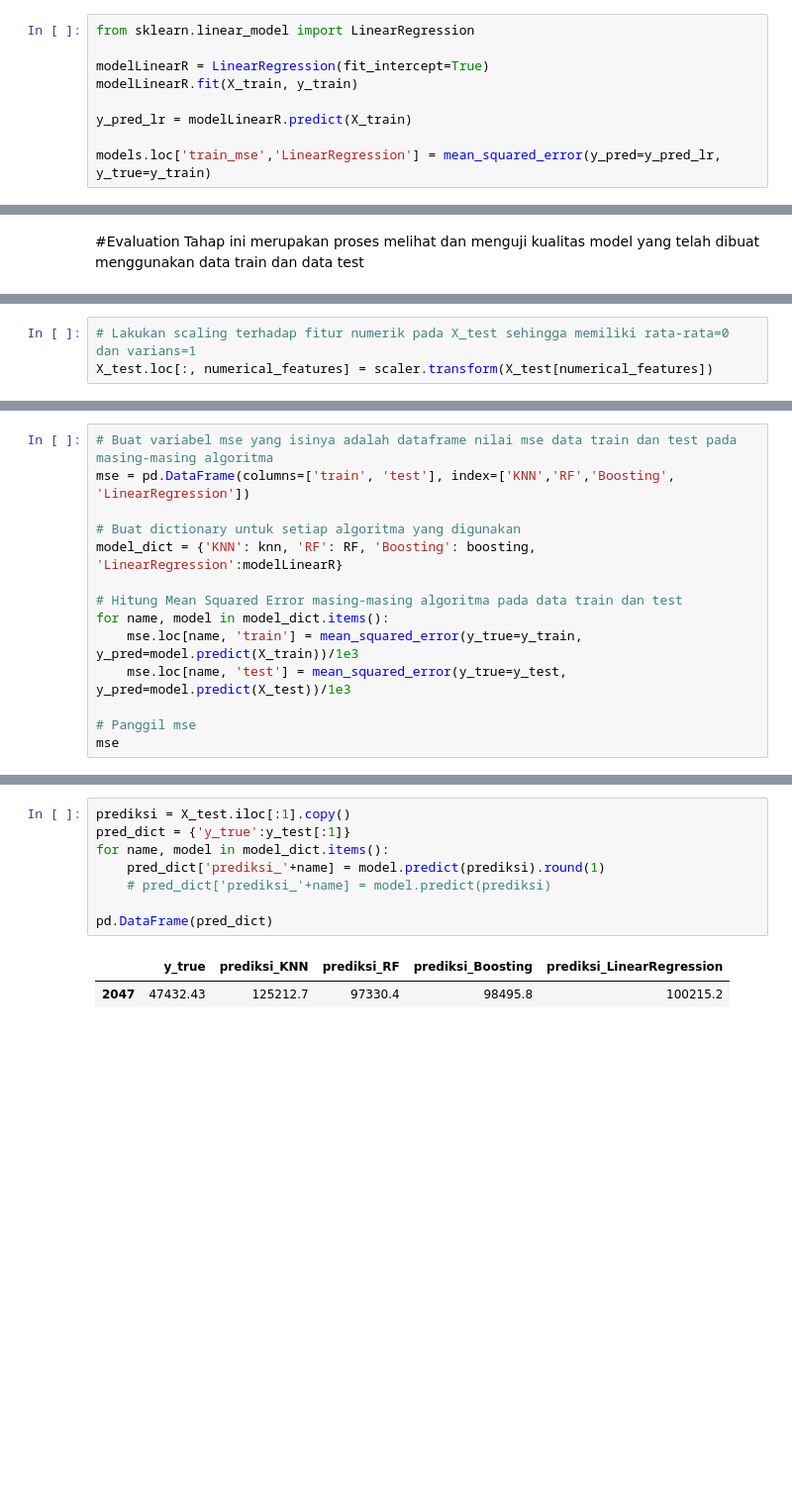
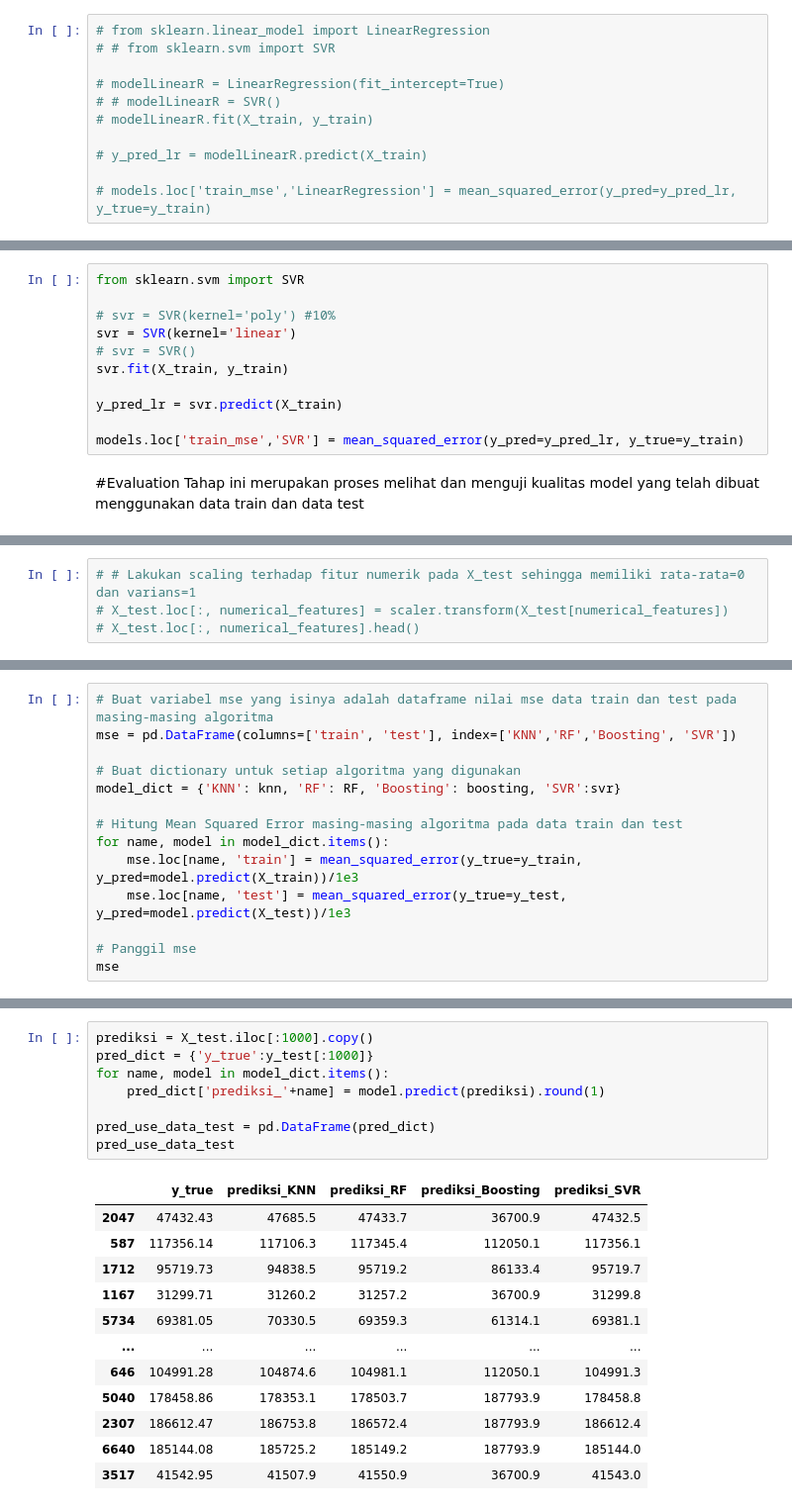
Before and after one commit to ozaenzenzen/fam_python_predictive_analytics_test, a Jupyter notebook: test_fam_predictive_analytics_dcd.ipynb, the cells around one changed output, grey strips where cells are left out. Shown at 99% size. Saved outputs shown, nothing was run; the diff lists cells and outputs as text; blank space fills up the shorter version.

```diff
--- a/test_fam_predictive_analytics_dcd.ipynb
+++ b/test_fam_predictive_analytics_dcd.ipynb
@@ -563,11 +687,13 @@ models.loc['train_mse','Boosting'] = mean_squared_error(y_pred=y_pred_b, y_true=
 # %% [markdown]
 ### Using Linear Regression
 # %%
-from sklearn.linear_model import LinearRegression
+# from sklearn.linear_model import LinearRegression
+# # from sklearn.svm import SVR
 
-modelLinearR = LinearRegression(fit_intercept=True)
-modelLinearR.fit(X_train, y_train)
+# modelLinearR = LinearRegression(fit_intercept=True)
+# # modelLinearR = SVR()
+# modelLinearR.fit(X_train, y_train)
 
-y_pred_lr = modelLinearR.predict(X_train)
+# y_pred_lr = modelLinearR.predict(X_train)
 
-models.loc['train_mse','LinearRegression'] = mean_squared_error(y_pred=y_pred_lr, y_true=y_train)
+# models.loc['train_mse','LinearRegression'] = mean_squared_error(y_pred=y_pred_lr, y_true=y_train)
@@ -574,3 +702,14 @@ models.loc['train_mse','LinearRegression'] = mean_squared_error(y_pred=y_pred_lr
+# %%
+from sklearn.svm import SVR
+
+# svr = SVR(kernel='poly') #10%
+svr = SVR(kernel='linear')
+# svr = SVR()
+svr.fit(X_train, y_train)
+
+y_pred_lr = svr.predict(X_train)
+
+models.loc['train_mse','SVR'] = mean_squared_error(y_pred=y_pred_lr, y_true=y_train)
 # %% [markdown]
 #Evaluation
 Tahap ini merupakan proses melihat dan menguji kualitas model yang telah dibuat menggunakan data train dan data test
@@ -593,3 +718,4 @@ modelLinearR.score(X_test, y_test)
 # %%
-# Lakukan scaling terhadap fitur numerik pada X_test sehingga memiliki rata-rata=0 dan varians=1
-X_test.loc[:, numerical_features] = scaler.transform(X_test[numerical_features])
+# # Lakukan scaling terhadap fitur numerik pada X_test sehingga memiliki rata-rata=0 dan varians=1
+# X_test.loc[:, numerical_features] = scaler.transform(X_test[numerical_features])
+# X_test.loc[:, numerical_features].head()
@@ -596,9 +772,9 @@ X_test.loc[:, numerical_features] = scaler.transform(X_test[numerical_features])
 # %%
 # Buat variabel mse yang isinya adalah dataframe nilai mse data train dan test pada masing-masing algoritma
-mse = pd.DataFrame(columns=['train', 'test'], index=['KNN','RF','Boosting', 'LinearRegression'])
+mse = pd.DataFrame(columns=['train', 'test'], index=['KNN','RF','Boosting', 'SVR'])
 
 # Buat dictionary untuk setiap algoritma yang digunakan
-model_dict = {'KNN': knn, 'RF': RF, 'Boosting': boosting, 'LinearRegression':modelLinearR}
+model_dict = {'KNN': knn, 'RF': RF, 'Boosting': boosting, 'SVR':svr}
 
 # Hitung Mean Squared Error masing-masing algoritma pada data train dan test
 for name, model in model_dict.items():
@@ -622,11 +800,21 @@ ax.grid(zorder=0)
 # %%
-prediksi = X_test.iloc[:1].copy()
-pred_dict = {'y_true':y_test[:1]}
+prediksi = X_test.iloc[:1000].copy()
+pred_dict = {'y_true':y_test[:1000]}
 for name, model in model_dict.items():
     pred_dict['prediksi_'+name] = model.predict(prediksi).round(1)
-    # pred_dict['prediksi_'+name] = model.predict(prediksi)
 
-pd.DataFrame(pred_dict)
+pred_use_data_test = pd.DataFrame(pred_dict)
+pred_use_data_test
 # %% [output]
-|  | y_true | prediksi_KNN | prediksi_RF | prediksi_Boosting | prediksi_LinearRegression |
-| 2047 | 47432.43 | 125212.7 | 97330.4 | 98495.8 | 100215.2 |
+|  | y_true | prediksi_KNN | prediksi_RF | prediksi_Boosting | prediksi_SVR |
+| 2047 | 47432.43 | 47685.5 | 47433.7 | 36700.9 | 47432.5 |
+| 587 | 117356.14 | 117106.3 | 117345.4 | 112050.1 | 117356.1 |
+| 1712 | 95719.73 | 94838.5 | 95719.2 | 86133.4 | 95719.7 |
+| 1167 | 31299.71 | 31260.2 | 31257.2 | 36700.9 | 31299.8 |
+| 5734 | 69381.05 | 70330.5 | 69359.3 | 61314.1 | 69381.1 |
+| ... | ... | ... | ... | ... | ... |
+| 646 | 104991.28 | 104874.6 | 104981.1 | 112050.1 | 104991.3 |
+| 5040 | 178458.86 | 178353.1 | 178503.7 | 187793.9 | 178458.8 |
+| 2307 | 186612.47 | 186753.8 | 186572.4 | 187793.9 | 186612.4 |
+| 6640 | 185144.08 | 185725.2 | 185149.2 | 187793.9 | 185144.0 |
+| 3517 | 41542.95 | 41507.9 | 41550.9 | 36700.9 | 41543.0 |
```
Also changed, not shown: parts of 54 cells of this notebook.
